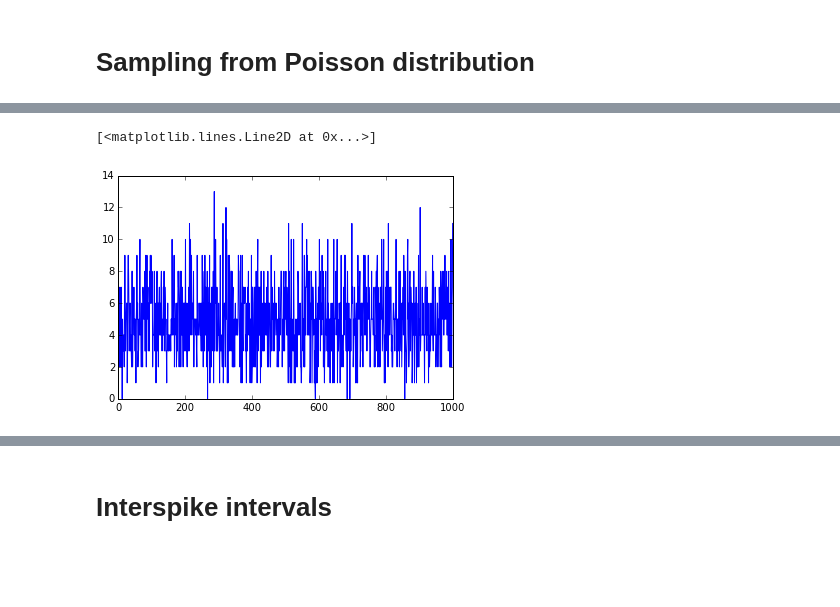
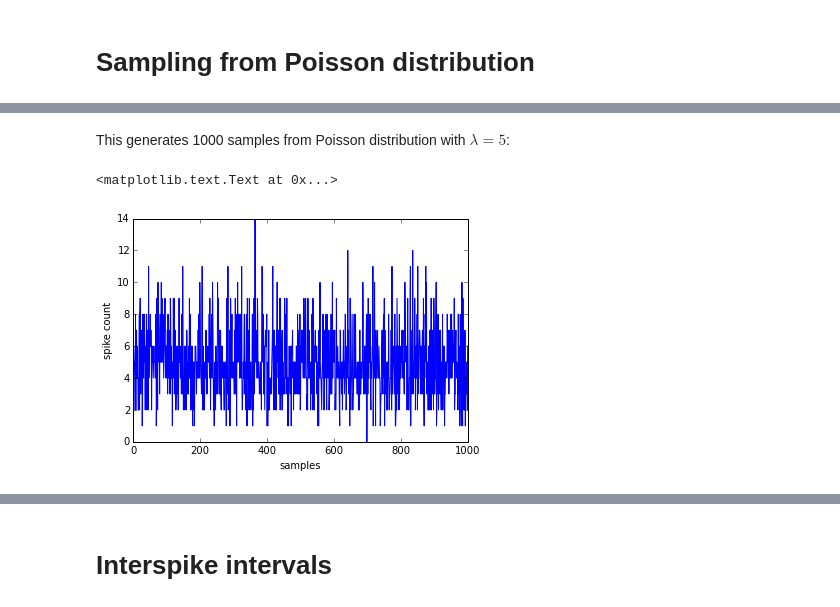
Before and after one commit to btel/python-in-neuroscience-tutorials, a Jupyter notebook: poisson_process.ipynb, the cells around one changed output, grey strips where cells are left out. Cells and saved outputs as stored; diff of their text form; code cells hidden in the pictures; blank space fills up the shorter version.

```diff
--- a/poisson_process.ipynb
+++ b/poisson_process.ipynb
@@ -165,7 +170,10 @@ from scipy import stats
-# %%
-n_spikes = stats.poisson.rvs(5., size=1000)
-plt.plot(n_spikes)
-# %% [output]
-[<matplotlib.lines.Line2D at 0x...>]
-[figure, removed]
+# %% [markdown]
+This generates 1000 samples from Poisson distribution with $\lambda=5$:
+# %%
+plt.plot(n_spikes);
+plt.ylabel('spike count')
+plt.xlabel('samples')
+# %% [output]
+<matplotlib.text.Text at 0x...>
+[figure, added]
 # %%
```
Also changed, not shown: parts of 42 cells of this notebook.
